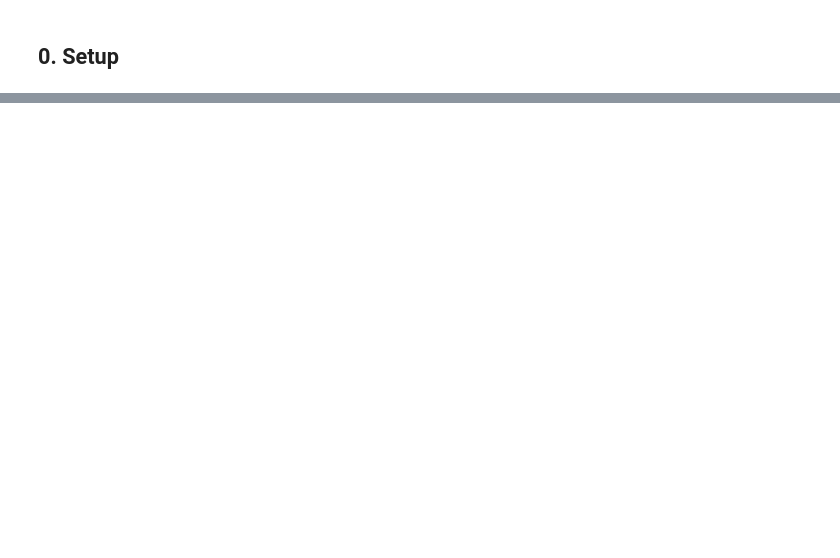
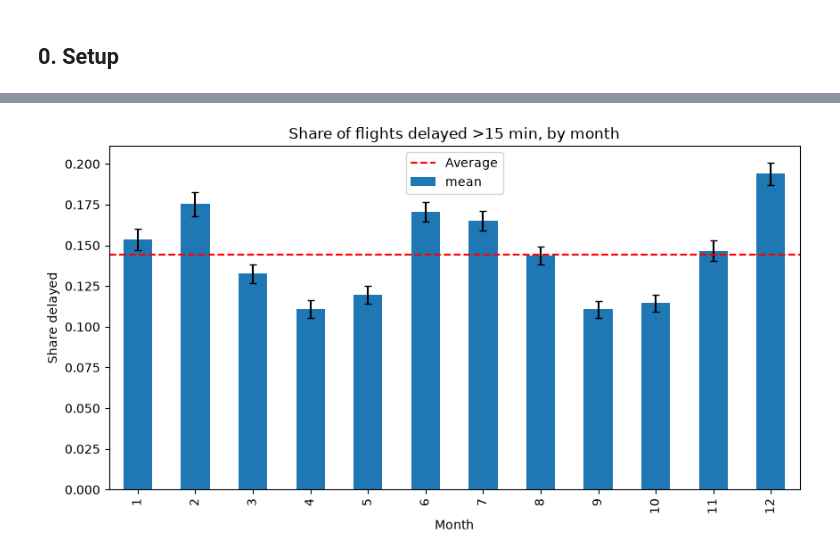
Before and after one commit to seyhasenganz/my-sql-assignment, a Jupyter notebook: flight_weather_analysis/Flight_Weather_Delay_Analysis.ipynb, the cells around one changed output, grey strips where cells are left out. Drawn from its saved outputs; the diff is of its cells as text; code cells hidden in the pictures; blank space fills up the shorter version.

```diff
--- a/flight_weather_analysis/Flight_Weather_Delay_Analysis.ipynb
+++ b/flight_weather_analysis/Flight_Weather_Delay_Analysis.ipynb
@@ -750,0 +437,6 @@ This is the version we recommend.
+# %%
+# For the yes/no question: "is this flight going to be delayed?"
+pct_delayed = df_clean['delayed'].mean()
+print('Share of flights delayed more than 15 minutes:', round(pct_delayed * 100, 1), '%')
+print('Guessing "on time" for every flight is right', round((1 - pct_delayed) * 100, 1), '% of the time')
+print('...but it never catches a single delay')
@@ -750,0 +481,13 @@ This is the version we recommend.
+# %%
+# Chart 3: share delayed by month
+month_stats = df_clean.groupby('month')['delayed'].agg(['mean', 'sem', 'size'])
+
+month_stats['mean'].plot(kind='bar', yerr=1.96 * month_stats['sem'], capsize=3, figsize=(10, 5))
+plt.axhline(pct_delayed, color='red', linestyle='--', label='Average')
+plt.title('Share of flights delayed >15 min, by month')
+plt.xlabel('Month')
+plt.ylabel('Share delayed')
+plt.legend()
+plt.show()
+# %% [output]
+[figure, added]
```
Also changed, not shown: parts of 115 cells of this notebook, 1 other file.
